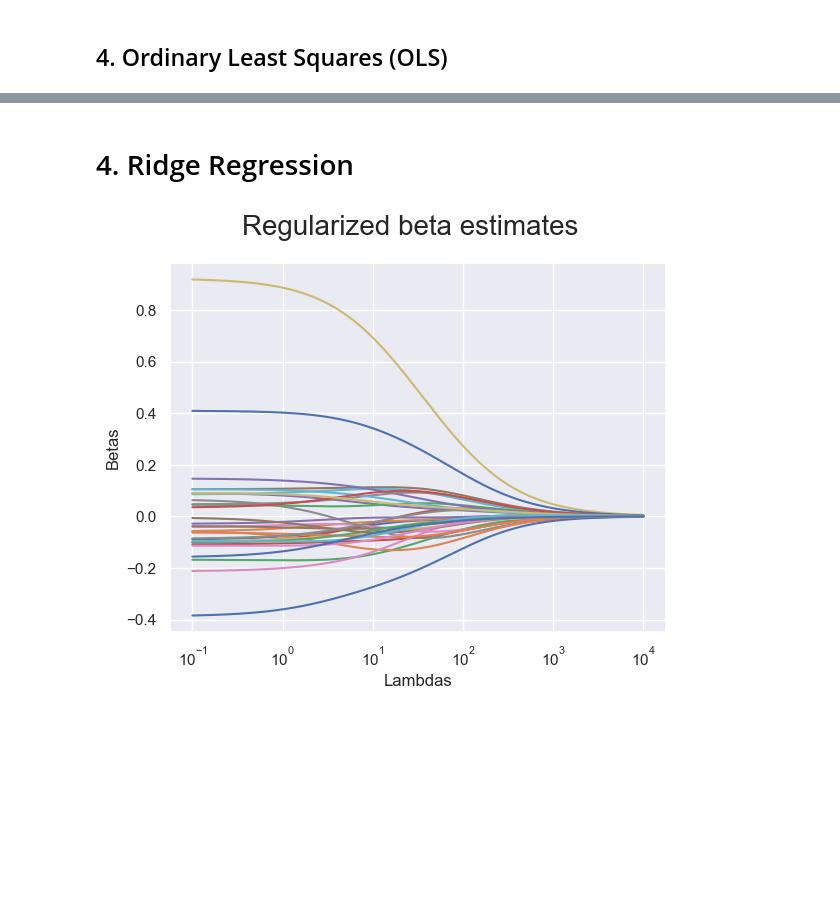
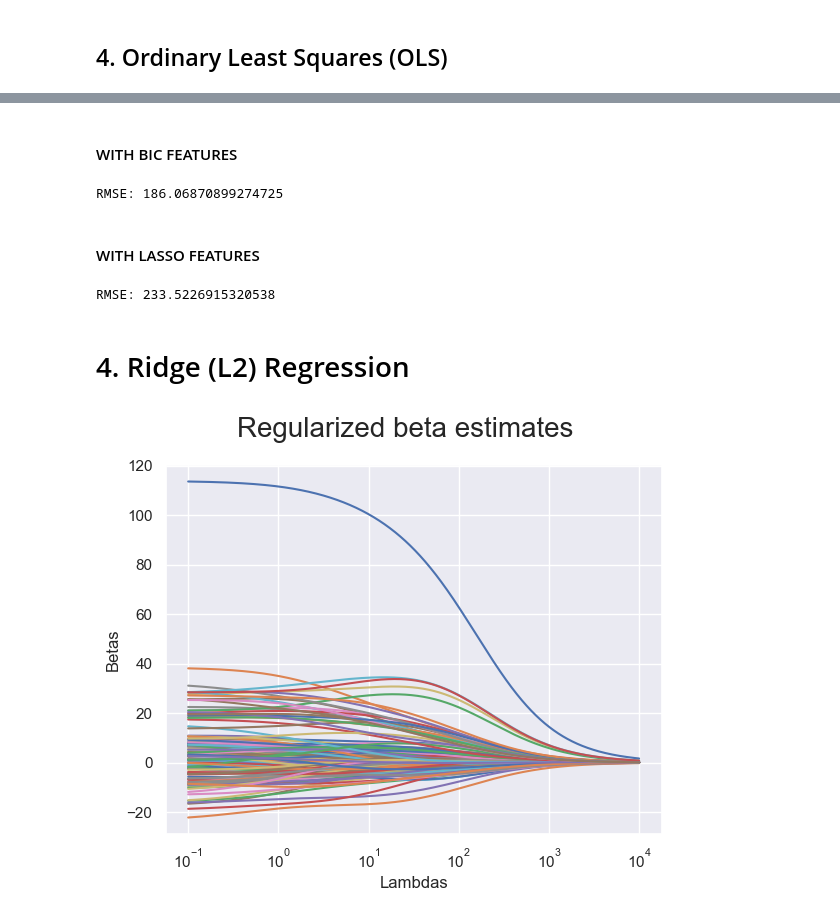
Before and after one commit to johanstaffeldt/case_1, a Jupyter notebook: src_johan/case_1_OLS_ridge_elastic.ipynb, the cells around one changed output, grey strips where cells are left out. Saved outputs shown, nothing was run; the diff lists cells and outputs as text; code cells hidden in the pictures; blank space fills up the shorter version.

```diff
--- a/src_johan/case_1_OLS_ridge_elastic.ipynb
+++ b/src_johan/case_1_OLS_ridge_elastic.ipynb
@@ -114,35 +188,79 @@ RMSE: 0.5014849159539403
+# %% [markdown]
+#### WITH BIC FEATURES
+# %%
+# Function to solve the OLS
+def ols_solver(X, y):
+    betas, res, rnk, s = lng.lstsq(X, y)
+    return betas, res, rnk, s
+
+# Fitting the OLS model on the training data with the selected features
+betas, residuals, rnk, s = ols_solver(X_train[:, best_features], y_train)
+
+# Predicting the target values on the test data by multiplying the test data with the betas from the OLS model
+y_hat = X_test[:, best_features] @ betas
+
+# Calculating the root mean squared error (RMSE) of the OLS model
+#rmse = np.sqrt(np.mean((y_test - y_hat)**2))
+rmse = np.sqrt(mean_squared_error(y_test, y_hat))
+
+# Printing the residual mean squared error (RMSE) of the OLS model
+print(f'RMSE: {rmse}')
+# %% [output]
+RMSE: 186.06870899274725
+# %% [markdown]
+#### WITH LASSO FEATURES
+# %%
+# Function to solve the OLS
+def ols_solver(X, y):
+    betas, res, rnk, s = lng.lstsq(X, y)
+    return betas, res, rnk, s
+
+# Fitting the OLS model on the training data with the selected features
+betas, residuals, rnk, s = ols_solver(X_train[:, selected_features], y_train)
+
+# Predicting the target values on the test data by multiplying the test data with the betas from the OLS model
+y_hat = X_test[:, selected_features] @ betas
+
+# Calculating the root mean squared error (RMSE) of the OLS model
+#rmse = np.sqrt(np.mean((y_test - y_hat)**2))
+rmse = np.sqrt(mean_squared_error(y_test, y_hat))
+
+# Printing the residual mean squared error (RMSE) of the OLS model
+print(f'RMSE: {rmse}')
+# %% [output]
+RMSE: 233.5226915320538
 # %% [markdown]
-# 4. Ridge Regression
+# 4. Ridge (L2) Regression
 # %%
 # Function to solve the ridge regression
 def ridge(X, _lambda, p, y):
     inner_prod = np.linalg.inv(X.T @ X + _lambda * np.eye(p,p)) # (X^T*X + lambda*I)^-1
     outer_prod = X.T @ y # X^T*y
     betas = inner_prod @ outer_prod # (X^T*X + lambda*I)^-1 * X^T*y
     return betas
 
 # Setting k for the number of lambdas to test
 k = 1000
 
 # Creating a list of lambdas to test
 lambdas = np.logspace(-1, 4, k)
 
 # Creating a matrix to store the beta estimates for each lambda
-betas = np.zeros((31, k))
+betas = np.zeros((p, k))
 
 # Fitting the ridge regression model on the training data for each lambda
 for i in range(k):
-    betas[:, i] = ridge(X_train, lambdas[i], 31, y_train)
+    betas[:, i] = ridge(X_train, lambdas[i], p, y_train)
 
 # Plotting the regularized beta estimates
 plt.close('all')
 plt.semilogx(lambdas, betas.T )
 plt.xlabel("Lambdas")
 plt.ylabel("Betas")
 plt.suptitle("Regularized beta estimates", fontsize=20)
 plt.show()
 # %% [output]
-[figure, old version]
+[figure, new version]
 # %%
 # Setting k for the number of lambdas to test
 k = 1000
```
Also changed, not shown: parts of 24 cells of this notebook, 7 other files.
